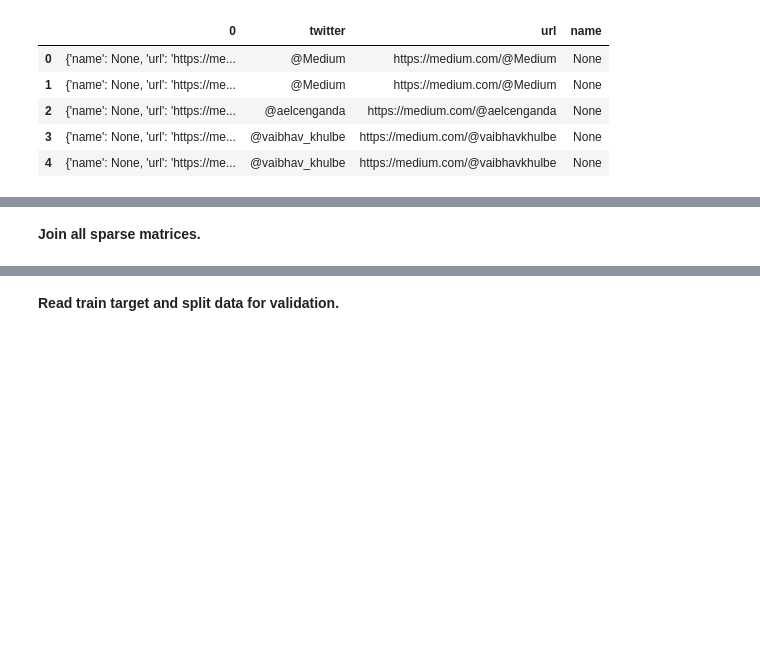
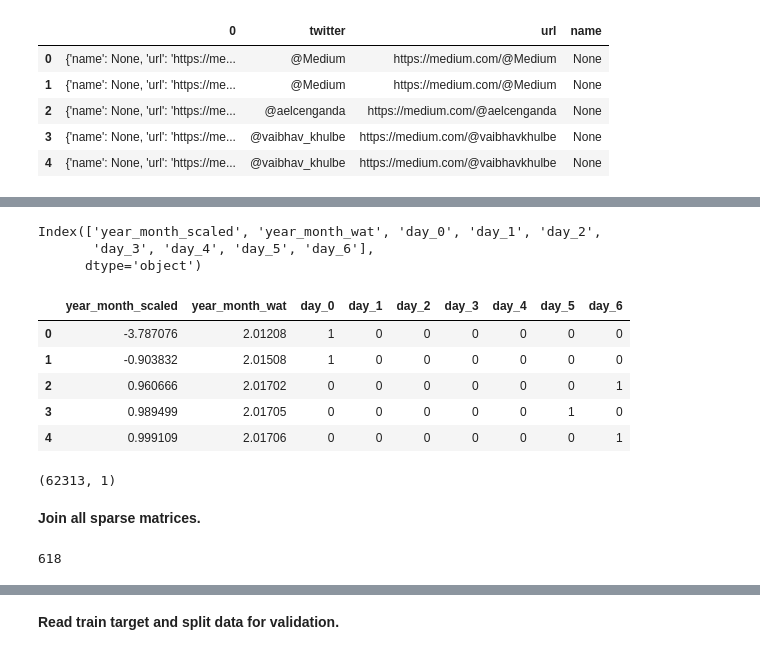
Before and after one commit to kcostya/mlcourse_open, a Jupyter notebook: jupyter_english/topic06_features/assignment6_part2_medium_beat_baseline.ipynb, the cells around one changed output, grey strips where cells are left out. Drawn from its saved outputs; the diff is of its cells as text; code cells hidden in the pictures; blank space fills up the shorter version.

```diff
--- a/jupyter_english/topic06_features/assignment6_part2_medium_beat_baseline.ipynb
+++ b/jupyter_english/topic06_features/assignment6_part2_medium_beat_baseline.ipynb
@@ -160,0 +387,9 @@ train_author.head()
+# %%
+train_published['year_month_wat'] = train_published['year_month']/100000
+test_published['year_month_wat'] = test_published['year_month']/100000
+# %%
+scaler = StandardScaler()
+scaler.fit(train_published['year_month'].values.reshape(-1,1))
+
+train_published['year_month_scaled'] = scaler.transform(train_published['year_month'].values.reshape(-1,1))
+test_published['year_month_scaled'] = scaler.transform(test_published['year_month'].values.reshape(-1,1))
@@ -160,0 +405,3 @@ train_author.head()
+# %%
+train_published.drop([0,'published'], axis=1, inplace=True)
+test_published.drop([0,'published'], axis=1, inplace=True)
@@ -160,0 +433,23 @@ train_author.head()
+# %%
+X_train_time_features = pd.DataFrame(pd.concat([train_published['year_month_scaled'],train_published['year_month_wat'],
+                                                pd.get_dummies(train_published['weekday'],
+                                                               prefix='day', drop_first=False)], axis=1))
+
+X_test_time_features = pd.DataFrame(pd.concat([test_published['year_month_scaled'], test_published['year_month_wat'],
+                                                pd.get_dummies(test_published['weekday'],
+                                                               prefix='day', drop_first=False)], axis=1))
+# %%
+X_train_time_features.columns
+# %% [output]
+Index(['year_month_scaled', 'year_month_wat', 'day_0', 'day_1', 'day_2',
+       'day_3', 'day_4', 'day_5', 'day_6'],
+      dtype='object')
+# %%
+X_train_time_features.head()
+# %% [output]
+|  | year_month_scaled | year_month_wat | day_0 | day_1 | day_2 | day_3 | day_4 | day_5 | day_6 |
+| 0 | -3.787076 | 2.01208 | 1 | 0 | 0 | 0 | 0 | 0 | 0 |
+| 1 | -0.903832 | 2.01508 | 1 | 0 | 0 | 0 | 0 | 0 | 0 |
+| 2 | 0.960666 | 2.01702 | 0 | 0 | 0 | 0 | 0 | 0 | 1 |
+| 3 | 0.989499 | 2.01705 | 0 | 0 | 0 | 0 | 0 | 1 | 0 |
+| 4 | 0.999109 | 2.01706 | 0 | 0 | 0 | 0 | 0 | 0 | 1 |
@@ -161,3 +462,12 @@ train_author.head()
+# %%
+X_train_time_features.shape
+# %% [output]
+(62313, 1)
 # %% [markdown]
 **Join all sparse matrices.**
+# %%
+import gc
+gc.collect()
+# %% [output]
+618
 # %%
```
Also changed, not shown: parts of 93 cells of this notebook, 21 other files.
